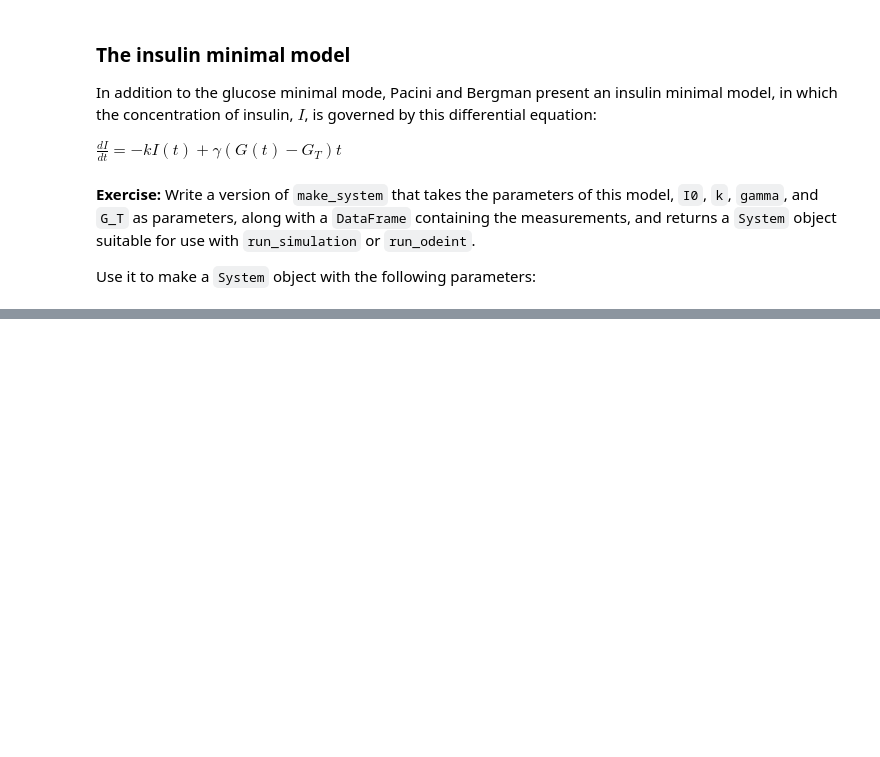
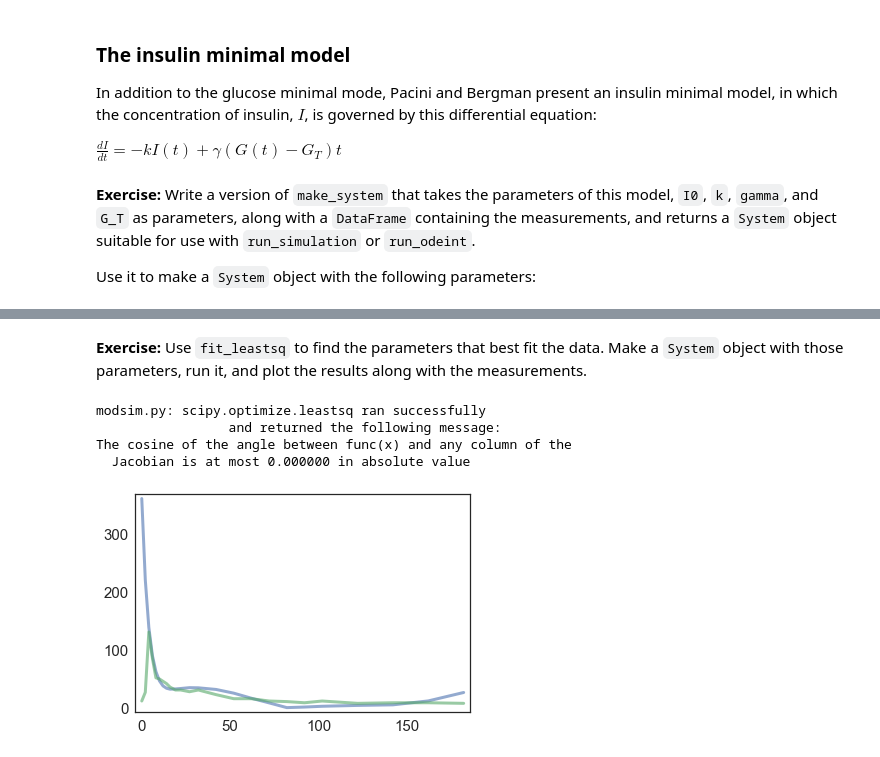
Before and after one commit to EamonCOBrien/ModSimPy, a Jupyter notebook: code/chap08Mine.ipynb, the cells around one changed output, grey strips where cells are left out. Cells and saved outputs as stored; diff of their text form; code cells hidden in the pictures; blank space fills up the shorter version.

```diff
--- a/code/chap08Mine.ipynb
+++ b/code/chap08Mine.ipynb
@@ -400,0 +645,17 @@ G_T = 80
+# %% [markdown]
+**Exercise:** Use `fit_leastsq` to find the parameters that best fit the data.  Make a `System` object with those parameters, run it, and plot the results along with the measurements.
+# %%
+best_parameters = fit_leastsq(error_func2,parameters, data)
+# %% [output]
+modsim.py: scipy.optimize.leastsq ran successfully
+                 and returned the following message:
+The cosine of the angle between func(x) and any column of the
+  Jacobian is at most 0.000000 in absolute value
+# %%
+best_system = make_system2(*parameters, data)
+run_odeint(best_system, slope_func2)
+# %%
+plot(best_system.results.I)
+plot(data.insulin)
+# %% [output]
+[figure, added]
```
Also changed, not shown: parts of 59 cells of this notebook, 4 other files.
